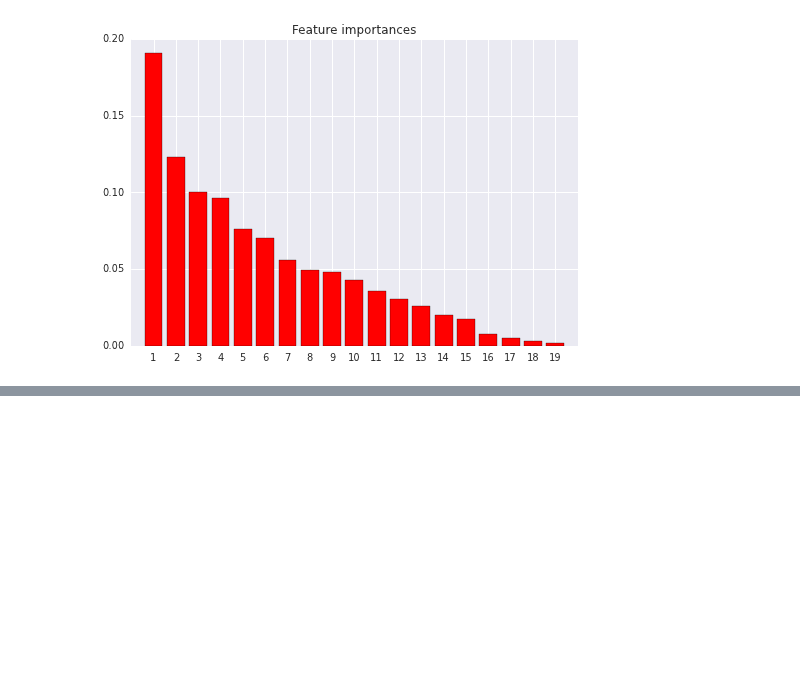
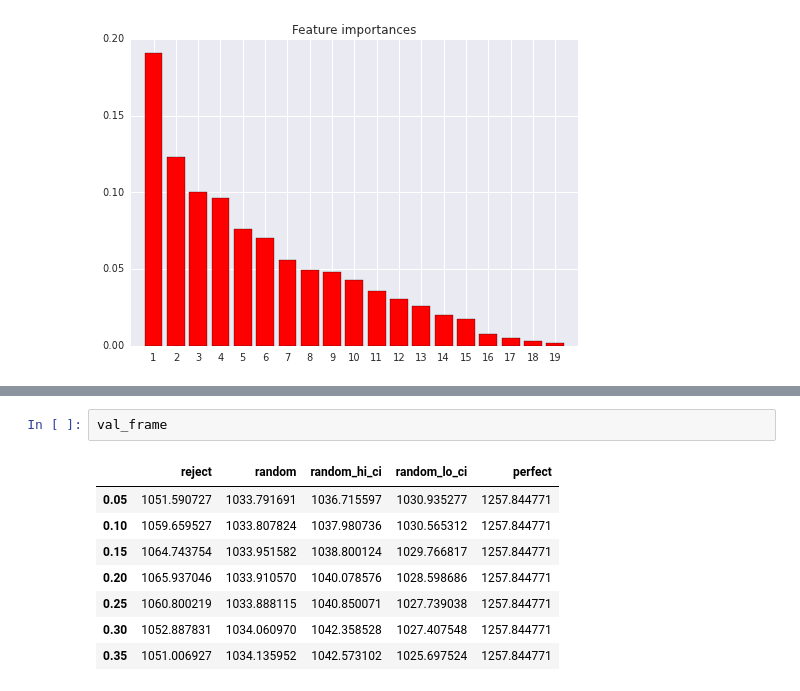
Before and after one commit to jsabrams/ds_workshop, a Jupyter notebook: capstone_project/model_performance.ipynb, the cells around one changed output, grey strips where cells are left out. Saved outputs shown, nothing was run; the diff lists cells and outputs as text; blank space fills up the shorter version.

```diff
--- a/capstone_project/model_performance.ipynb
+++ b/capstone_project/model_performance.ipynb
@@ -511,0 +542,11 @@ val_frame = lr.model_perf_dollars(pred_ROI, prob_default, p_rej, 'default', 'roi
+# %%
+val_frame
+# %% [output]
+|  | reject | random | random_hi_ci | random_lo_ci | perfect |
+| 0.05 | 1051.590727 | 1033.791691 | 1036.715597 | 1030.935277 | 1257.844771 |
+| 0.10 | 1059.659527 | 1033.807824 | 1037.980736 | 1030.565312 | 1257.844771 |
+| 0.15 | 1064.743754 | 1033.951582 | 1038.800124 | 1029.766817 | 1257.844771 |
+| 0.20 | 1065.937046 | 1033.910570 | 1040.078576 | 1028.598686 | 1257.844771 |
+| 0.25 | 1060.800219 | 1033.888115 | 1040.850071 | 1027.739038 | 1257.844771 |
+| 0.30 | 1052.887831 | 1034.060970 | 1042.358528 | 1027.407548 | 1257.844771 |
+| 0.35 | 1051.006927 | 1034.135952 | 1042.573102 | 1025.697524 | 1257.844771 |
```
Also changed, not shown: parts of 6 cells of this notebook.
